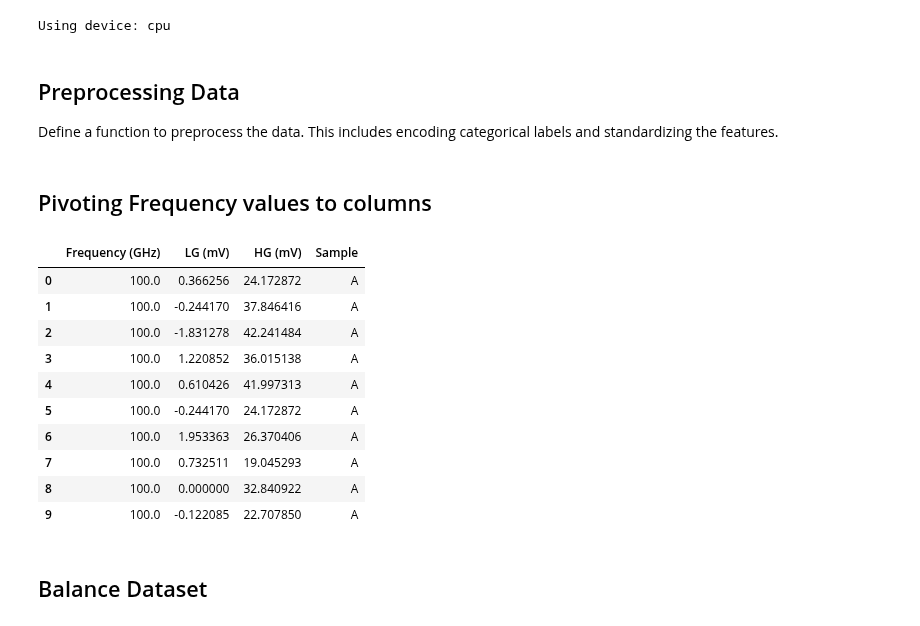
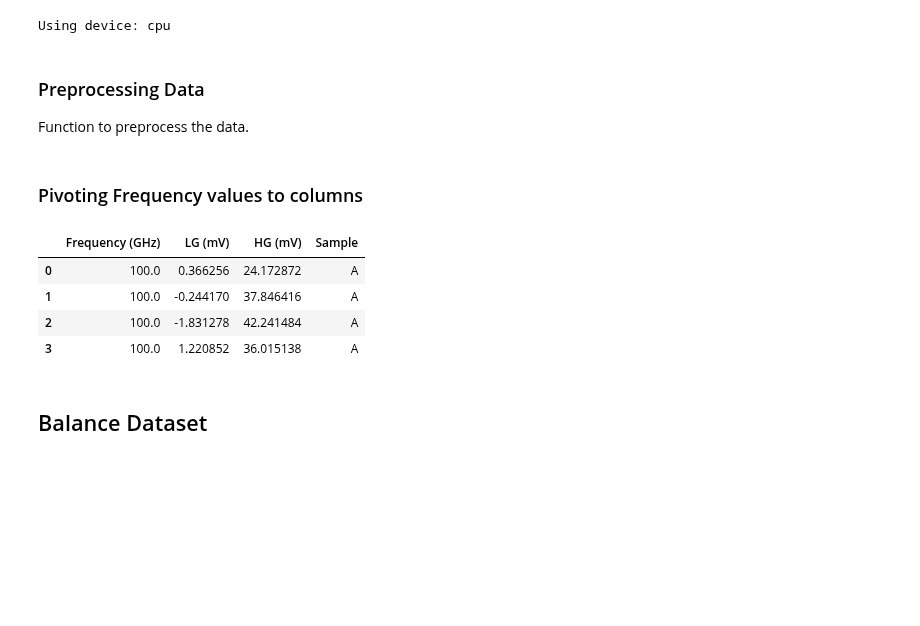
Before and after one commit to danimp94/PLASTICS-THz, a Jupyter notebook: src/scripts/notebook/Freq_Optimizacion_other_models.ipynb, the cells around one changed output. Saved outputs shown, nothing was run; the diff lists cells and outputs as text; code cells hidden in the pictures; blank space fills up the shorter version.

```diff
--- a/src/scripts/notebook/Freq_Optimizacion_other_models.ipynb
+++ b/src/scripts/notebook/Freq_Optimizacion_other_models.ipynb
@@ -65,8 +67,8 @@ def load_data_from_directory(input_path):
 
     return data
 # %% [markdown]
-## Preprocessing Data
-Define a function to preprocess the data. This includes encoding categorical labels and standardizing the features.
+### Preprocessing Data
+Function to preprocess the data.
 # %%
 def calculate_averages_and_dispersion(df, data_percentage):
 
@@ -93,7 +95,7 @@ def calculate_averages_and_dispersion(df, data_percentage):
     # print(results_df)
     return results_df
 # %% [markdown]
-## Pivoting Frequency values to columns
+### Pivoting Frequency values to columns
 # %%
 def freq_as_variable(df, data_percentage):
     '''Modify df to have Frequency values (100,110,120 and so on) as input variables in the columns'''
@@ -139,32 +141,26 @@ def freq_as_variable(df, data_percentage):
 # %%
 # Load the data from the directory
 input_path = 'C:/Users/Danim/Documents/GitHub/PIC-PAPER-01/data/experiment_5_plastics/processed/'
 # input_path = 'C:/Users/Dani - TUF/Documents/GitHub/PIC-PAPER-01/data/experiment_1_plastics/processed_27s/training_file/test'
 # input_path = 'C:/Users/Dani - TUF/Documents/GitHub/PIC-PAPER-01/data/experiment_4_plastics/processed/'
 
 df = load_data_from_directory(input_path)
 
 df = pd.concat([df[['Frequency (GHz)', 'LG (mV)', 'HG (mV)']], df[['Sample']]], axis=1)
 
 df_ori = df.copy()
 
 # Find if value samples have '_' in the name and remove everything after '_'
 # df['Sample'] = df['Sample'].str.split('_').str[0]
 df['Sample'] = df['Sample'].str[0]
 
-df.head(10)
+df.head(4)
 # %% [output]
 |  | Frequency (GHz) | LG (mV) | HG (mV) | Sample |
 | 0 | 100.0 | 0.366256 | 24.172872 | A |
 | 1 | 100.0 | -0.244170 | 37.846416 | A |
 | 2 | 100.0 | -1.831278 | 42.241484 | A |
 | 3 | 100.0 | 1.220852 | 36.015138 | A |
-| 4 | 100.0 | 0.610426 | 41.997313 | A |
-| 5 | 100.0 | -0.244170 | 24.172872 | A |
-| 6 | 100.0 | 1.953363 | 26.370406 | A |
-| 7 | 100.0 | 0.732511 | 19.045293 | A |
-| 8 | 100.0 | 0.000000 | 32.840922 | A |
-| 9 | 100.0 | -0.122085 | 22.707850 | A |
 # %% [markdown]
 ## Balance Dataset
 # %%
```
Also changed, not shown: parts of 34 cells of this notebook.
